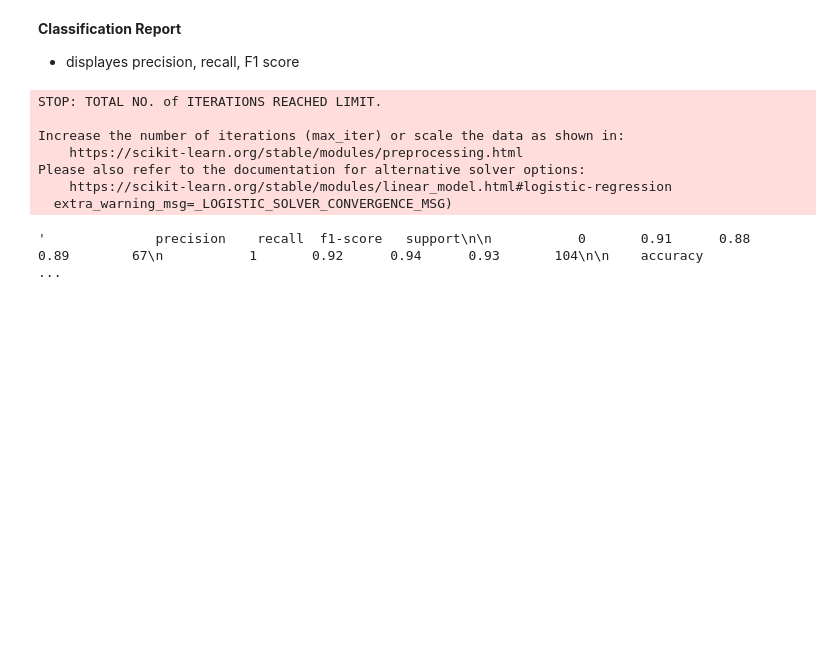
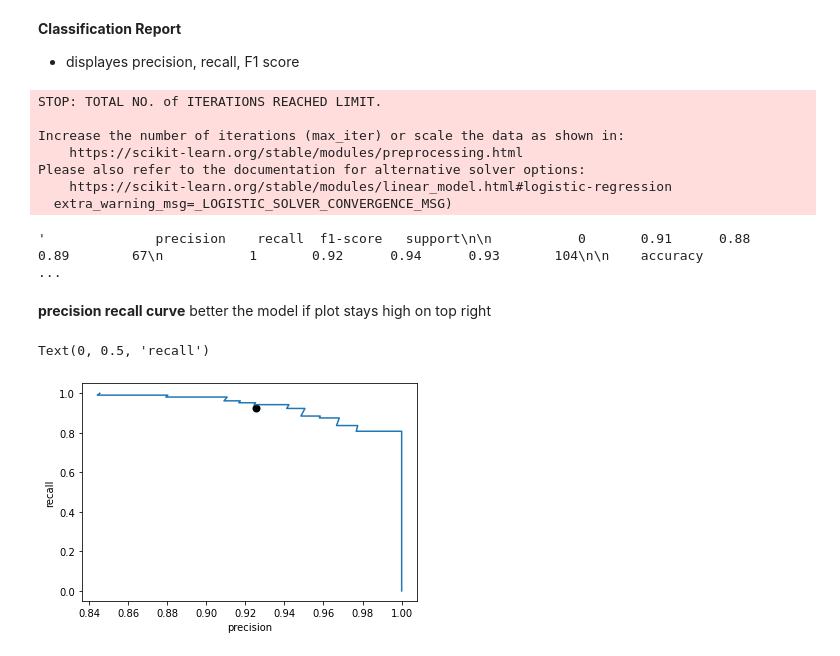
Before and after one commit to hariharan849/MLPythonNotes, a Jupyter notebook: metrics/classification.ipynb, the cells around one changed output. Cells and saved outputs as stored; diff of their text form; code cells hidden in the pictures; blank space fills up the shorter version.

```diff
--- a/metrics/classification.ipynb
+++ b/metrics/classification.ipynb
@@ -76,3 +83,22 @@ Please also refer to the documentation for alternative solver options:
     https://scikit-learn.org/stable/modules/linear_model.html#logistic-regression
   extra_warning_msg=_LOGISTIC_SOLVER_CONVERGENCE_MSG)
 '              precision    recall  f1-score   support\n\n           0       0.91      0.88      0.89        67\n           1       0.92      0.94      0.93       104\n\n    accuracy                   ...
+# %% [markdown]
+**precision recall curve**
+  better the model if plot stays high on top right
+# %%
+from sklearn.metrics import precision_recall_curve
+precision, recall, thresholds = precision_recall_curve(y_test, model.decision_function(X_test))
+# %%
+import matplotlib.pyplot as plt
+import numpy as np
+
+#find thresold close to zero
+close_zero = np.argmin(np.abs(thresholds))
+plt.plot(precision[close_zero], precision[close_zero], 'o',label='thershold zero', c='k', mew=2)
+plt.plot(precision, recall, label='precision recall curve')
+plt.xlabel("precision")
+plt.ylabel("recall")
+# %% [output]
+Text(0, 0.5, 'recall')
+[figure, added]
```
Also changed, not shown: parts of 7 cells of this notebook, 28 other files.
